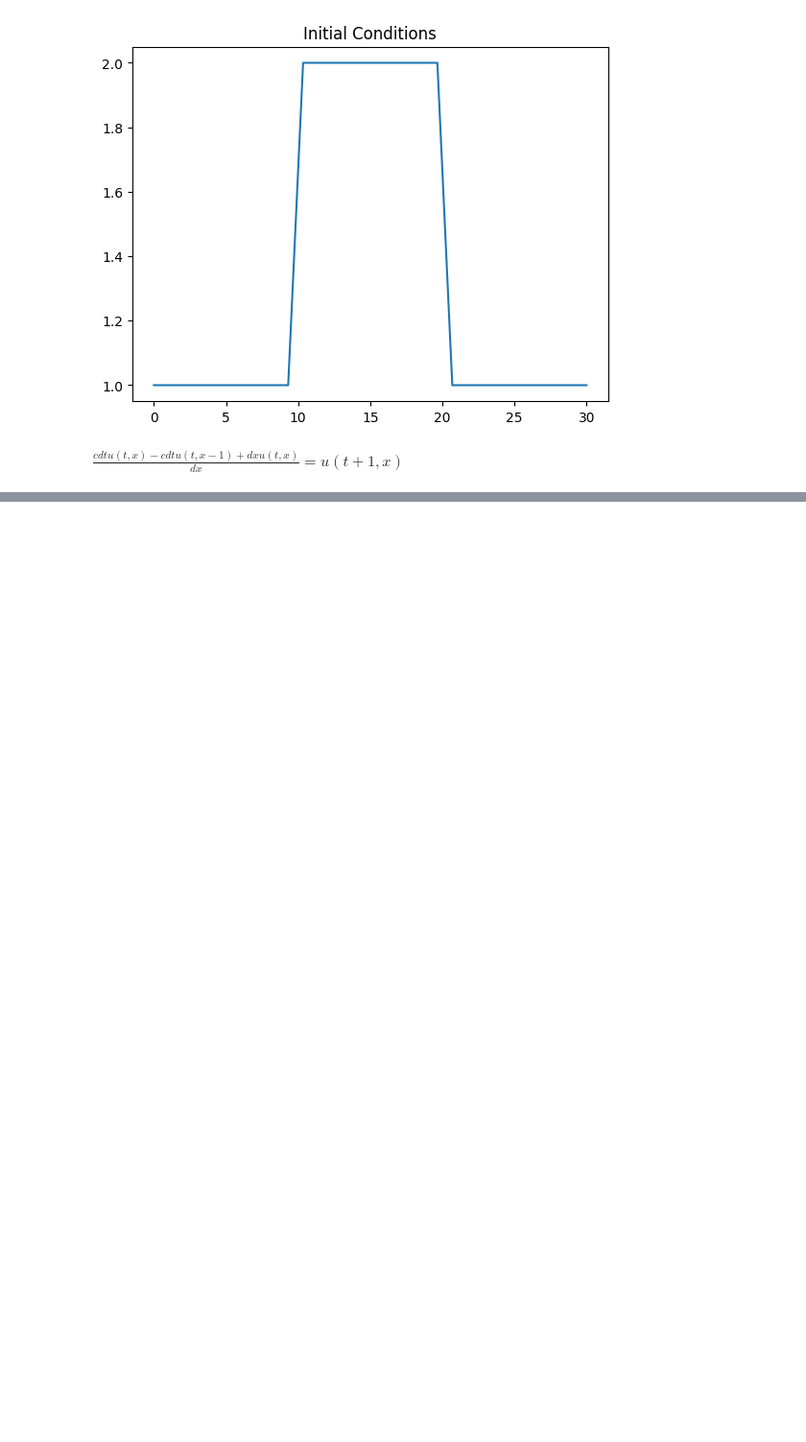
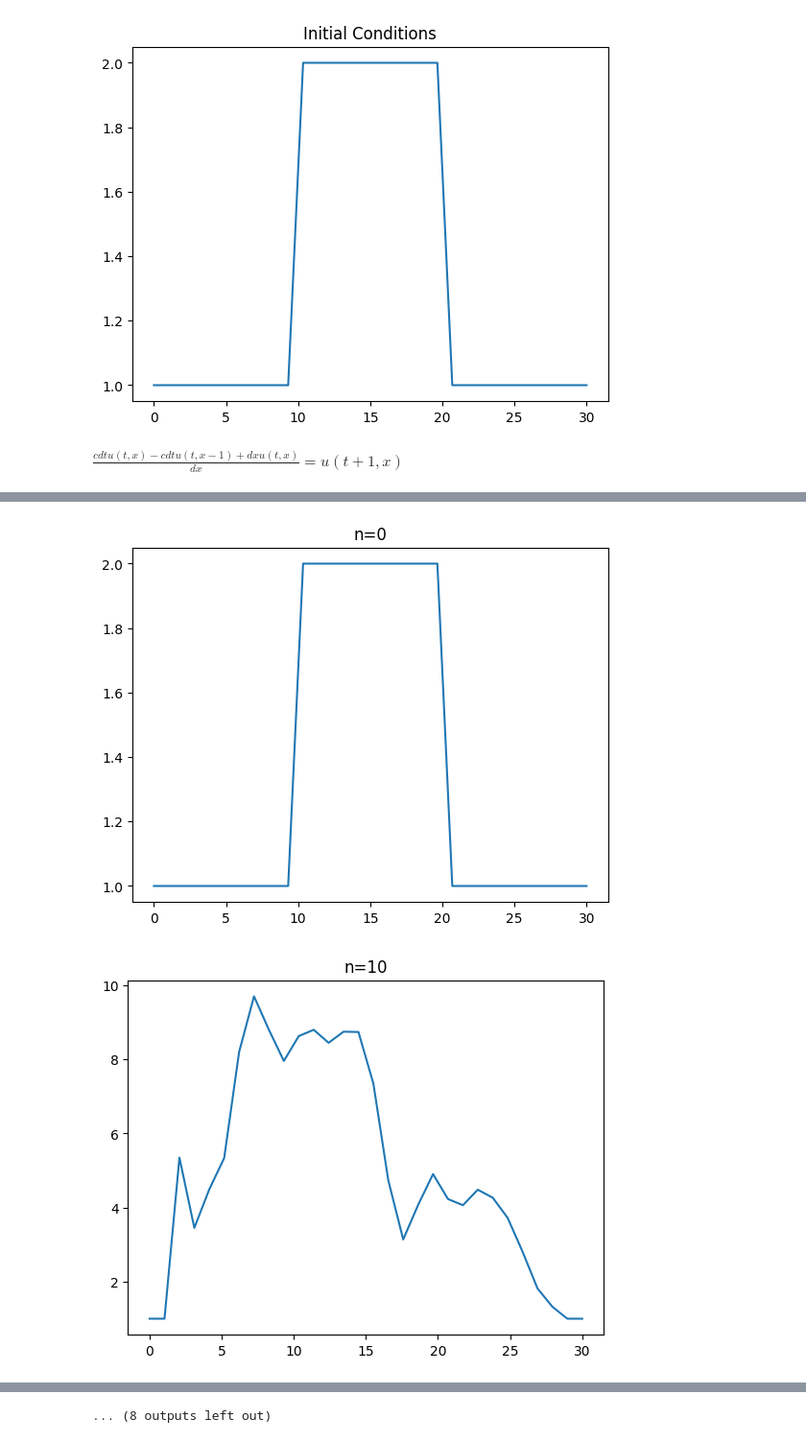
Before and after one commit to ColouredCat/Fluid_Sums, a Jupyter notebook: 1d-WENO.ipynb, the cells around one changed output, grey strips where cells are left out. Shown at 96% size. Cells and saved outputs as stored; diff of their text form; code cells hidden in the pictures; blank space fills up the shorter version.

```diff
--- a/1d-WENO.ipynb
+++ b/1d-WENO.ipynb
@@ -55,0 +62,14 @@ for n in range(nt):
+# %%
+u = np.ones(shape=(nx))
+u[int(nx/3):int(nx/1.5)] = 2
+nt = 200
+
+for n in range(nt):
+    un = u.copy()
+    if n % 10 == 0:
+        plot(title=f"n={n}")
+    for x in range(2, nx-2):
+        u[x] = (1/30)*un[x-2] - (13/60)*un[x-1] + (47/50)*un[x] + (9/20)*un[x+1] - (1/20)*un[x+2]
+# %% [output]
+[figure, added]
+[figure, added]
@@ -55,0 +86 @@ for n in range(nt):
+... (8 outputs left out)
```
Also changed, not shown: parts of 5 cells of this notebook, 1 other file.
